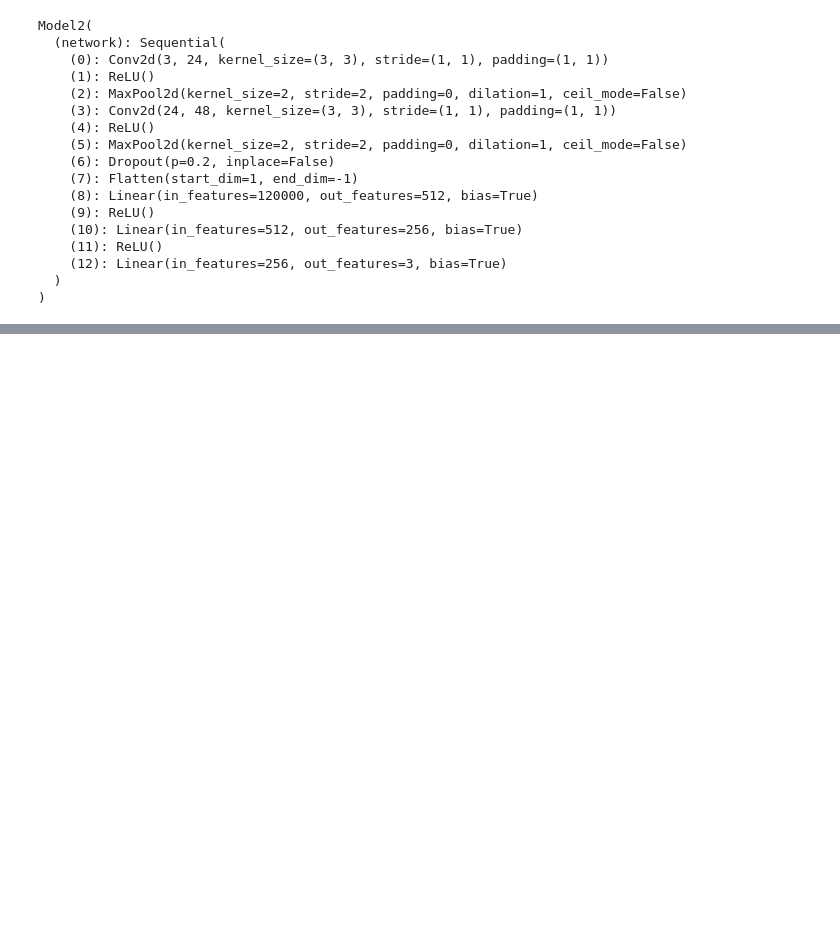
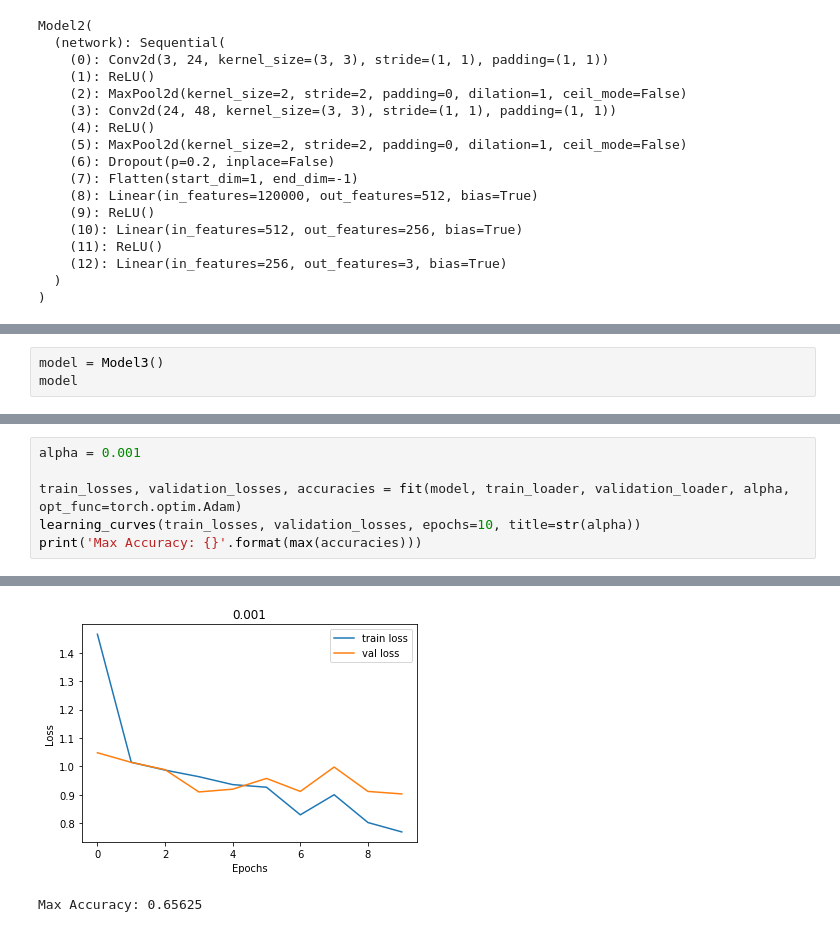
Before and after one commit to Hasan-Iqtedar/personality-classification, a Jupyter notebook: cnn_ai_project.ipynb, the cells around one changed output, grey strips where cells are left out. Cells and saved outputs as stored; diff of their text form; blank space fills up the shorter version.

```diff
--- a/cnn_ai_project.ipynb
+++ b/cnn_ai_project.ipynb
@@ -391,0 +468,3 @@ Model2(
+# %%
+model = Model3()
+model
@@ -391,0 +489,7 @@ Model2(
+# %%
+alpha = 0.001
+
+train_losses, validation_losses, accuracies = fit(model, train_loader, validation_loader, alpha, opt_func=torch.optim.Adam)
+learning_curves(train_losses, validation_losses, epochs=10, title=str(alpha))
+print('Max Accuracy: {}'.format(max(accuracies)))
+# %% [output]
@@ -391,0 +506,2 @@ Model2(
+[figure, added]
+Max Accuracy: 0.65625
```
Also changed, not shown: parts of 17 cells of this notebook.
